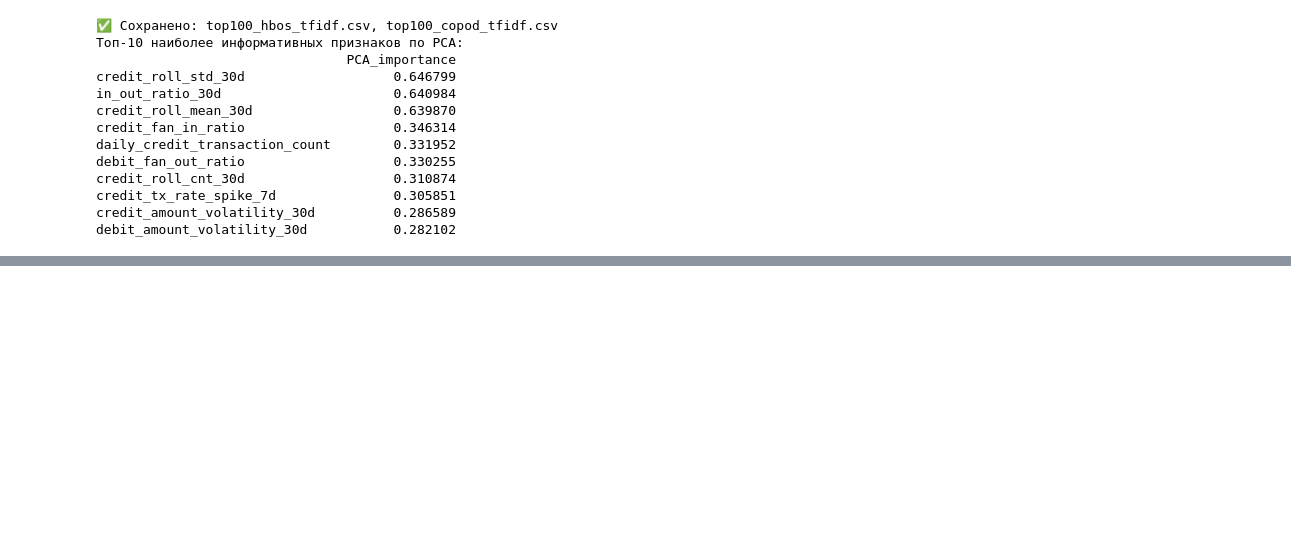
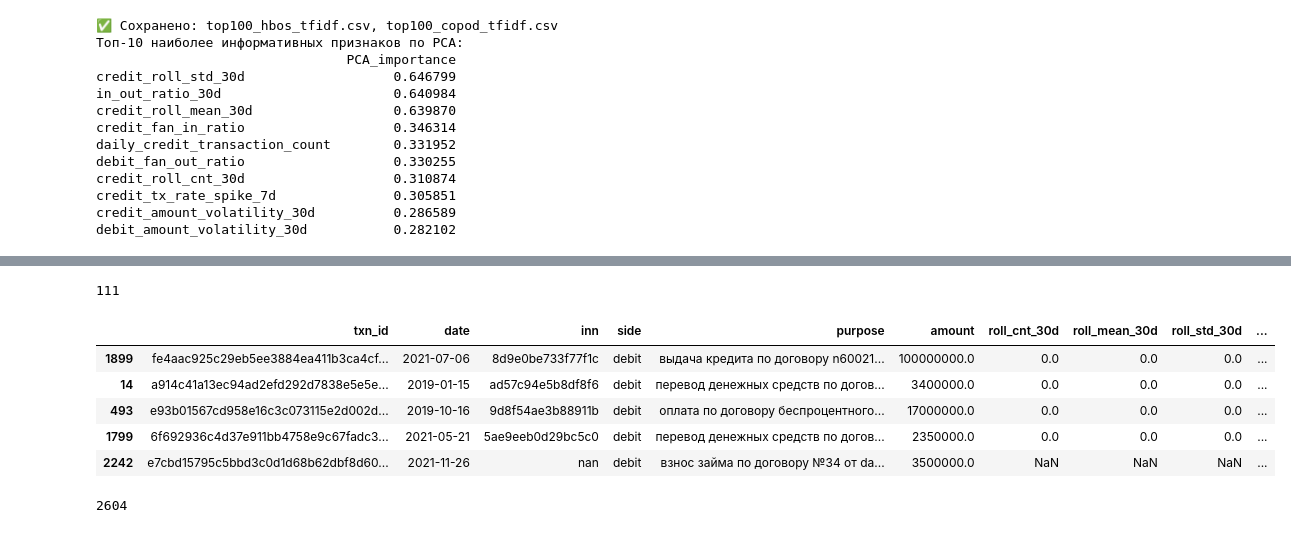
Before and after one commit to HULUMULU123/notebook_agent, a Jupyter notebook: many_layer_v3/main.ipynb, the cells around one changed output, grey strips where cells are left out. Drawn from its saved outputs; the diff is of its cells as text; code cells hidden in the pictures; blank space fills up the shorter version.

```diff
--- a/many_layer_v3/main.ipynb
+++ b/many_layer_v3/main.ipynb
@@ -1448,0 +1208,17 @@ Top-20 подозрительных ИНН (узлы с участием ≥ 1):
+# %%
+len(node_scores)
+# %% [output]
+111
+# %%
+debit_individual_scores.head()
+# %% [output]
+|  | txn_id | date | inn | side | purpose | amount | roll_cnt_30d | roll_mean_30d | roll_std_30d | ... |
+| 1899 | fe4aac925c29eb5ee3884ea411b3ca4cf... | 2021-07-06 | 8d9e0be733f77f1c | debit | выдача кредита по договору n60021... | 100000000.0 | 0.0 | 0.0 | 0.0 | ... |
+| 14 | a914c41a13ec94ad2efd292d7838e5e5e... | 2019-01-15 | ad57c94e5b8df8f6 | debit | перевод денежных средств по догов... | 3400000.0 | 0.0 | 0.0 | 0.0 | ... |
+| 493 | e93b01567cd958e16c3c073115e2d002d... | 2019-10-16 | 9d8f54ae3b88911b | debit | оплата по договору беспроцентного... | 17000000.0 | 0.0 | 0.0 | 0.0 | ... |
+| 1799 | 6f692936c4d37e911bb4758e9c67fadc3... | 2021-05-21 | 5ae9eeb0d29bc5c0 | debit | перевод денежных средств по догов... | 2350000.0 | 0.0 | 0.0 | 0.0 | ... |
+| 2242 | e7cbd15795c5bbd3c0d1d68b62dbf8d60... | 2021-11-26 | nan | debit | взнос займа по договору №34 от da... | 3500000.0 | NaN | NaN | NaN | ... |
+# %%
+len(debit_individual_scores)
+# %% [output]
+2604
```
Also changed, not shown: parts of 31 cells of this notebook, 20 other files.
